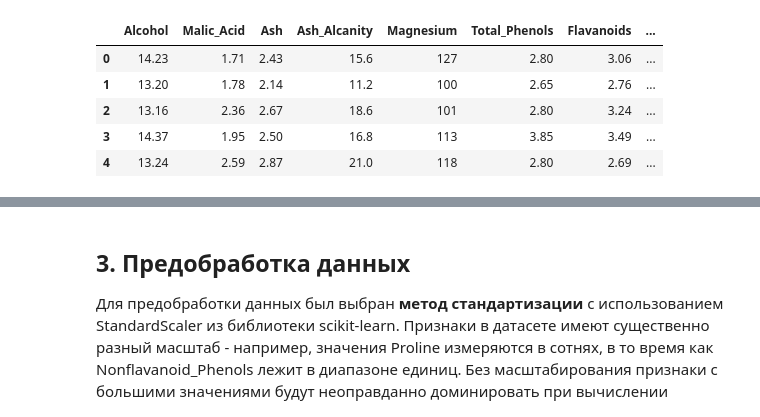
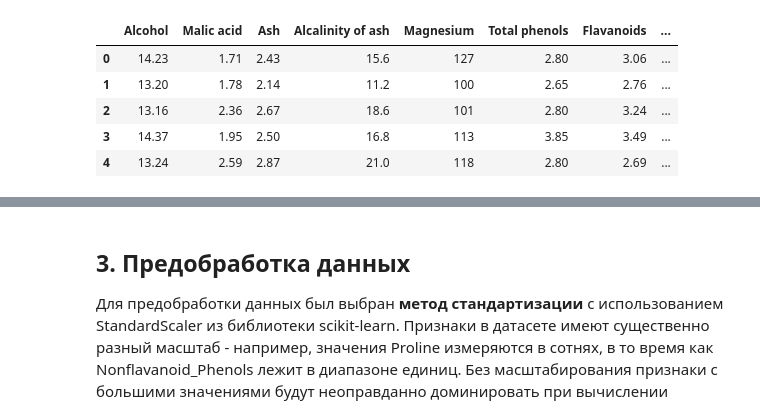
Before and after one commit to lilo5425/Machine_learning, a Jupyter notebook: LAB4/LAB4.ipynb, the cells around one changed output, grey strips where cells are left out. Saved outputs shown, nothing was run; the diff lists cells and outputs as text; code cells hidden in the pictures.

```diff
--- a/LAB4/LAB4.ipynb
+++ b/LAB4/LAB4.ipynb
@@ -52,13 +64,17 @@ from sklearn.decomposition import PCA
 # %%
-df = pd.read_csv('wine-clustering.csv')
+df_full = pd.read_csv('Wine dataset.csv')
 
-print("Размерность датасета:", df.shape)
+y_true = df_full.iloc[:, 0]
+X = df_full.iloc[:, 1:]
+
+print("Размерность датасета:", X.shape)
+
 print("\nТипы данных:")
-print(df.dtypes)
+print(X.dtypes)
 print("\nПропущенные значения:")
-print(df.isnull().sum().sum())
+print(X.isnull().sum().sum())
 print("\nПервые строки датасета:")
-df.head()
+X.head()
 # %% [output]
 Размерность датасета: (178, 13)
 
@@ -75,9 +91,9 @@ Proanthocyanins         float64
 ... (6 lines left out)
 Пропущенные значения:
 0
 
 Первые строки датасета:
-|  | Alcohol | Malic_Acid | Ash | Ash_Alcanity | Magnesium | Total_Phenols | Flavanoids | ... |
+|  | Alcohol | Malic acid | Ash | Alcalinity of ash | Magnesium | Total phenols | Flavanoids | ... |
 | 0 | 14.23 | 1.71 | 2.43 | 15.6 | 127 | 2.80 | 3.06 | ... |
 | 1 | 13.20 | 1.78 | 2.14 | 11.2 | 100 | 2.65 | 2.76 | ... |
 | 2 | 13.16 | 2.36 | 2.67 | 18.6 | 101 | 2.80 | 3.24 | ... |
```
Also changed, not shown: parts of 23 cells of this notebook, 2 other files.
